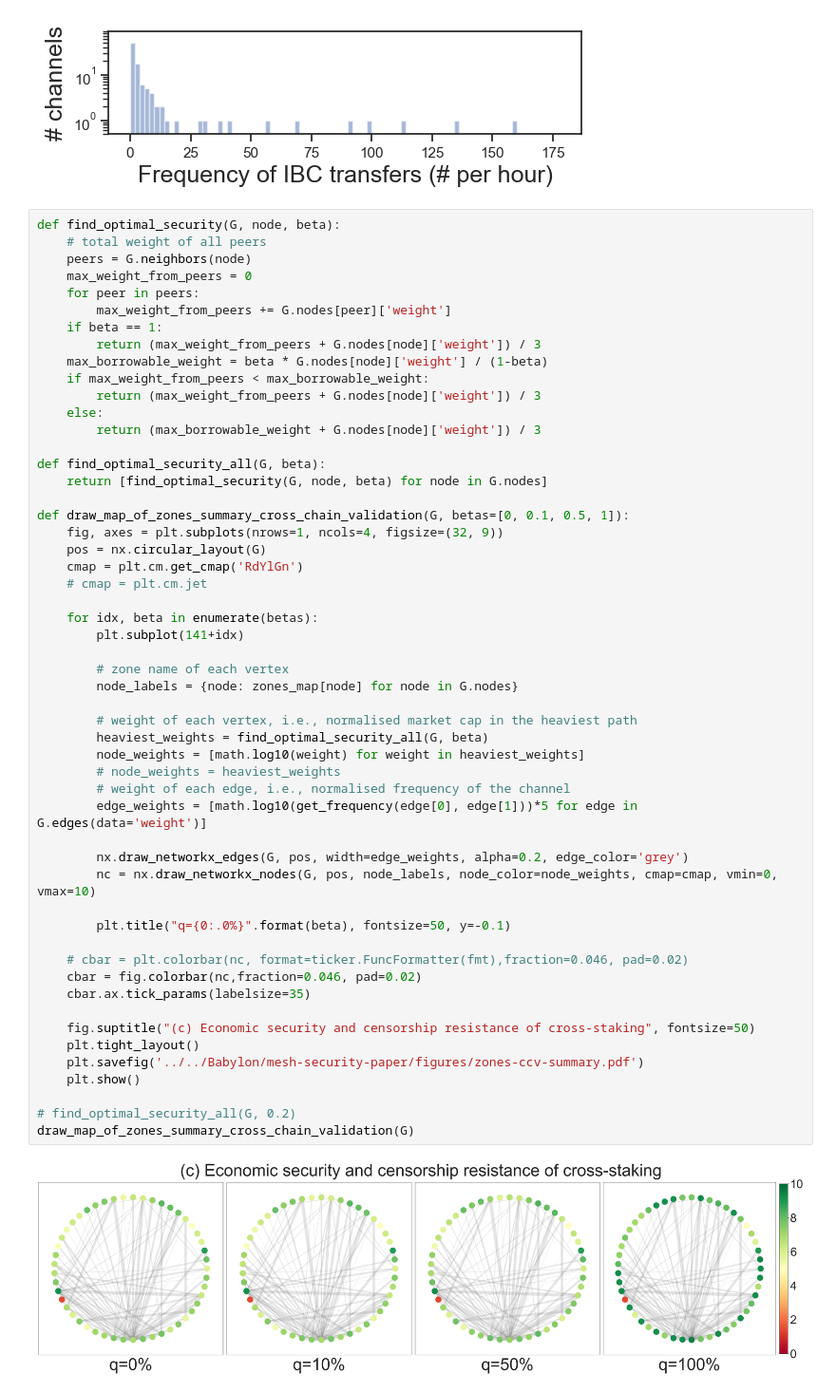
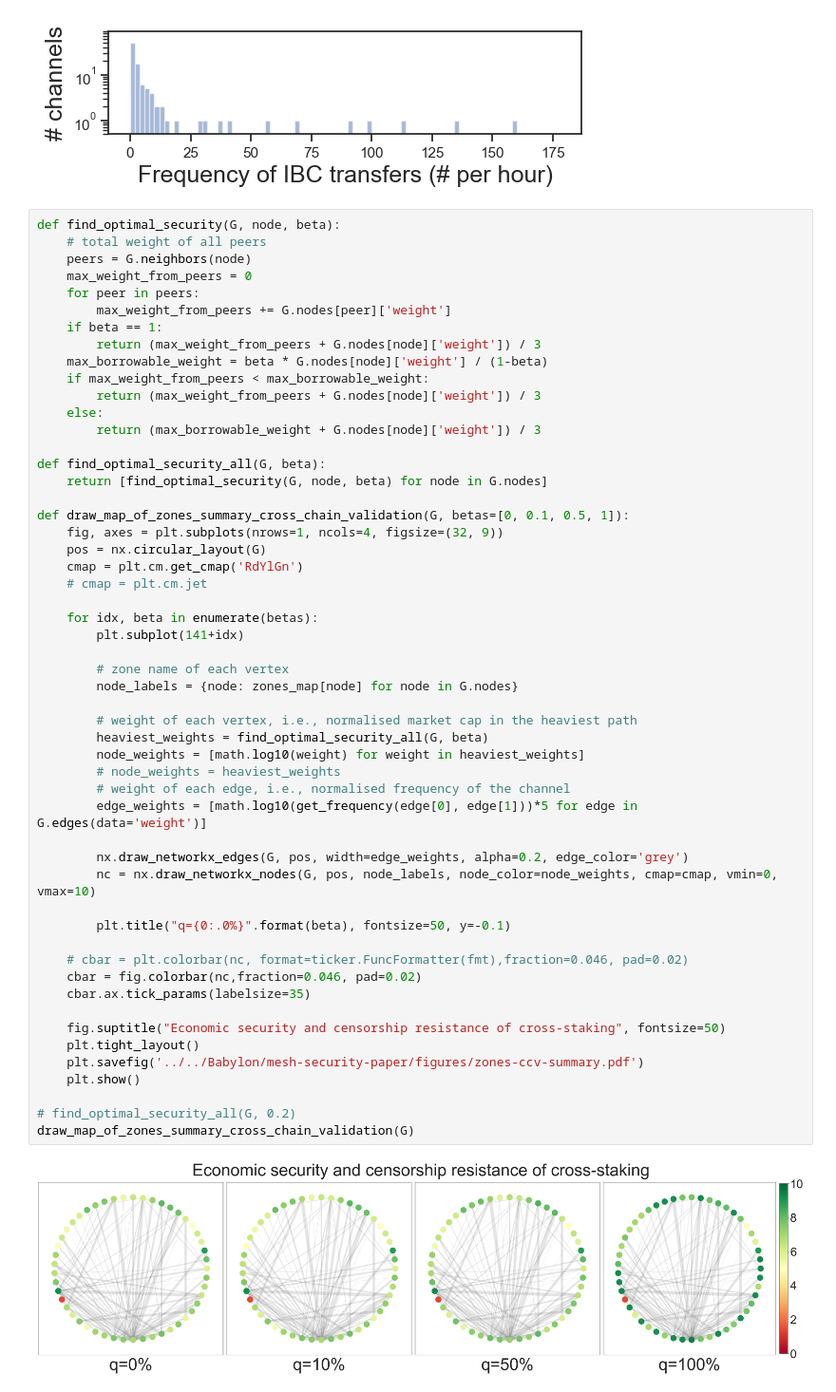
Before and after one commit to babylonchain/mapofzones-crawler, a Jupyter notebook: analysis.ipynb, the cells around one changed output. Shown at 95% size. Cells and saved outputs as stored; diff of their text form.

```diff
--- a/analysis.ipynb
+++ b/analysis.ipynb
@@ -338,32 +338,32 @@ def draw_map_of_zones_summary_cross_chain_validation(G, betas=[0, 0.1, 0.5, 1]):
 
     for idx, beta in enumerate(betas):
         plt.subplot(141+idx)
 
         # zone name of each vertex
         node_labels = {node: zones_map[node] for node in G.nodes}
 
         # weight of each vertex, i.e., normalised market cap in the heaviest path
         heaviest_weights = find_optimal_security_all(G, beta)
         node_weights = [math.log10(weight) for weight in heaviest_weights]
         # node_weights = heaviest_weights
         # weight of each edge, i.e., normalised frequency of the channel
         edge_weights = [math.log10(get_frequency(edge[0], edge[1]))*5 for edge in G.edges(data='weight')]
 
         nx.draw_networkx_edges(G, pos, width=edge_weights, alpha=0.2, edge_color='grey')
         nc = nx.draw_networkx_nodes(G, pos, node_labels, node_color=node_weights, cmap=cmap, vmin=0, vmax=10)
 
         plt.title("q={0:.0%}".format(beta), fontsize=50, y=-0.1)
 
     # cbar = plt.colorbar(nc, format=ticker.FuncFormatter(fmt),fraction=0.046, pad=0.02)
     cbar = fig.colorbar(nc,fraction=0.046, pad=0.02)
     cbar.ax.tick_params(labelsize=35)
 
-    fig.suptitle("(c) Economic security and censorship resistance of cross-staking", fontsize=50)
+    fig.suptitle("Economic security and censorship resistance of cross-staking", fontsize=50)
     plt.tight_layout()
     plt.savefig('../../Babylon/mesh-security-paper/figures/zones-ccv-summary.pdf')
     plt.show()
 
 # find_optimal_security_all(G, 0.2)
 draw_map_of_zones_summary_cross_chain_validation(G)
 # %% [output]
-[figure, old version]
+[figure, new version]
```
Also changed, not shown: parts of 1 cell of this notebook.
